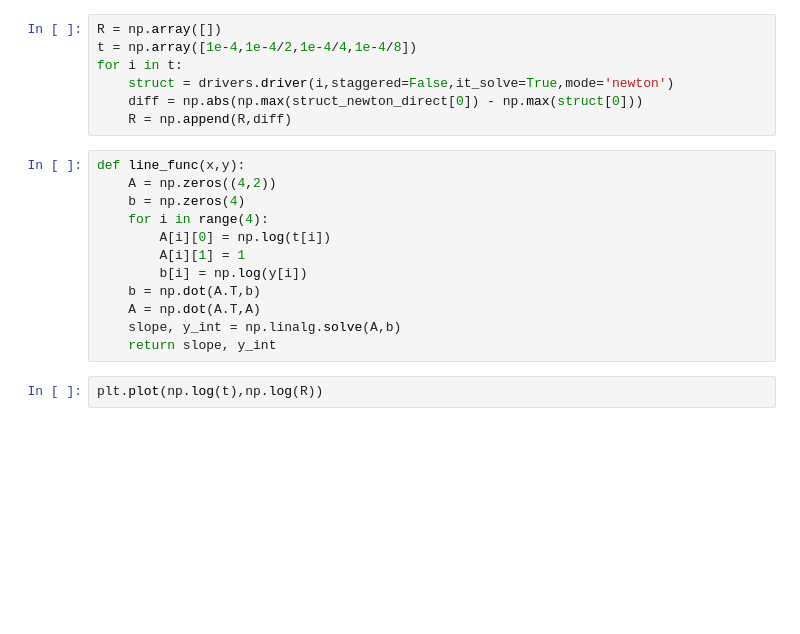
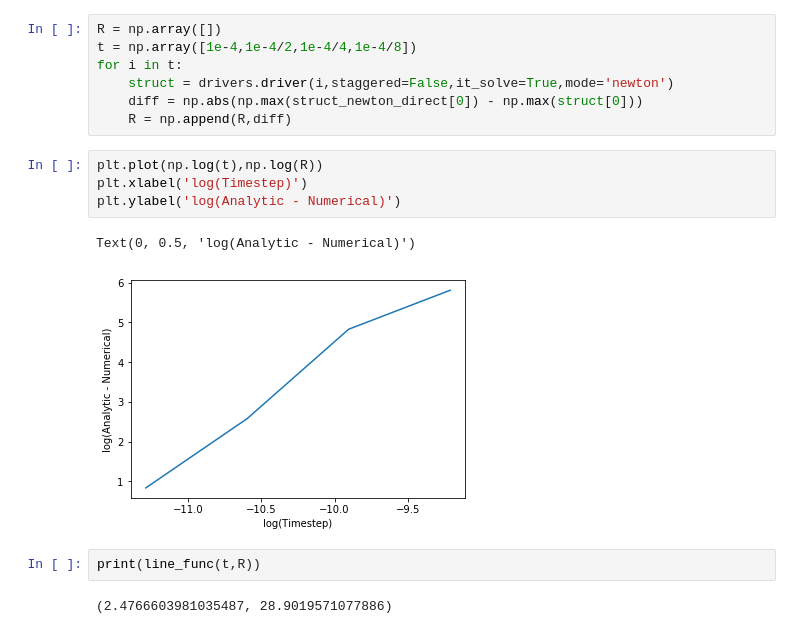
Before and after one commit to dherr06/NUEN-618-PRKE-solver, a Jupyter notebook: Homework3 Implementation .ipynb, the cells around one changed output. Saved outputs shown, nothing was run; the diff lists cells and outputs as text; blank space fills up the shorter version.

```diff
--- a/Homework3 Implementation .ipynb
+++ b/Homework3 Implementation .ipynb
@@ -28,17 +43,14 @@ for i in t:
     struct = drivers.driver(i,staggered=False,it_solve=True,mode='newton')
     diff = np.abs(np.max(struct_newton_direct[0]) - np.max(struct[0]))
     R = np.append(R,diff)
-# %%
-def line_func(x,y):
-    A = np.zeros((4,2))
-    b = np.zeros(4)
-    for i in range(4):
-        A[i][0] = np.log(t[i])
-        A[i][1] = 1
-        b[i] = np.log(y[i])
-    b = np.dot(A.T,b)
-    A = np.dot(A.T,A)
-    slope, y_int = np.linalg.solve(A,b)
-    return slope, y_int
 # %%
 plt.plot(np.log(t),np.log(R))
+plt.xlabel('log(Timestep)')
+plt.ylabel('log(Analytic - Numerical)')
+# %% [output]
+Text(0, 0.5, 'log(Analytic - Numerical)')
+[figure, added]
+# %%
+print(line_func(t,R))
+# %% [output]
+(2.4766603981035487, 28.9019571077886)
```
Also changed, not shown: parts of 9 cells of this notebook.
